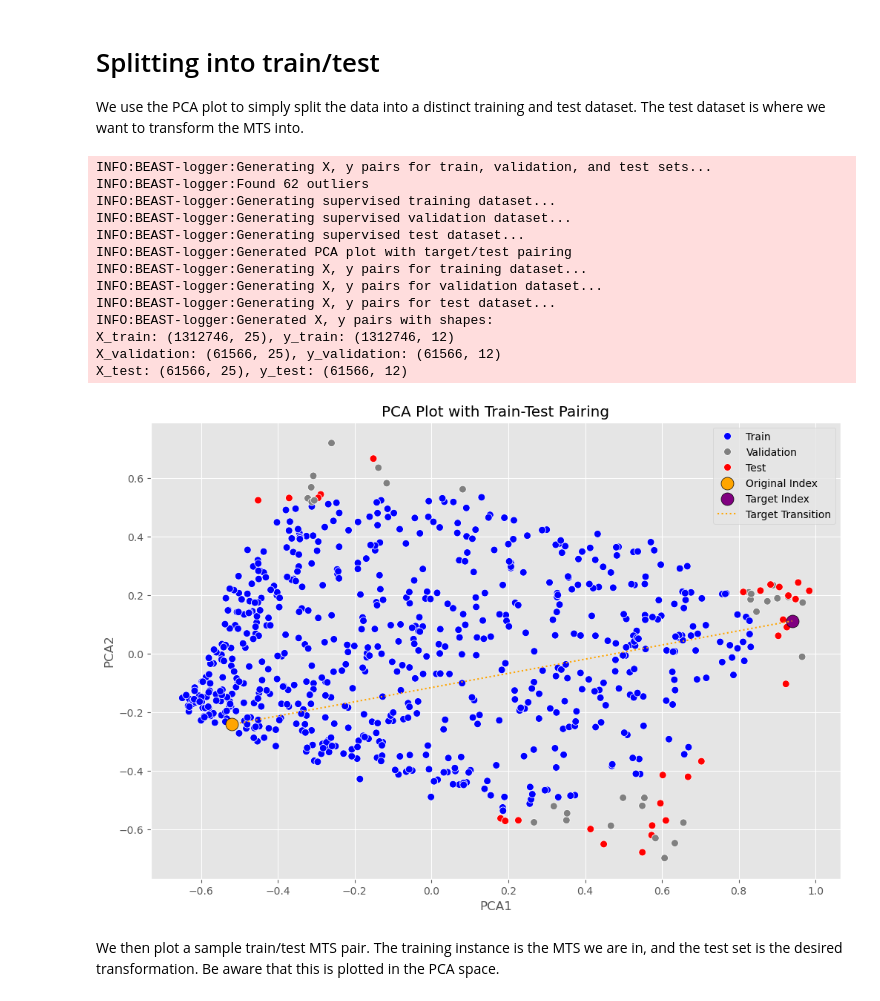
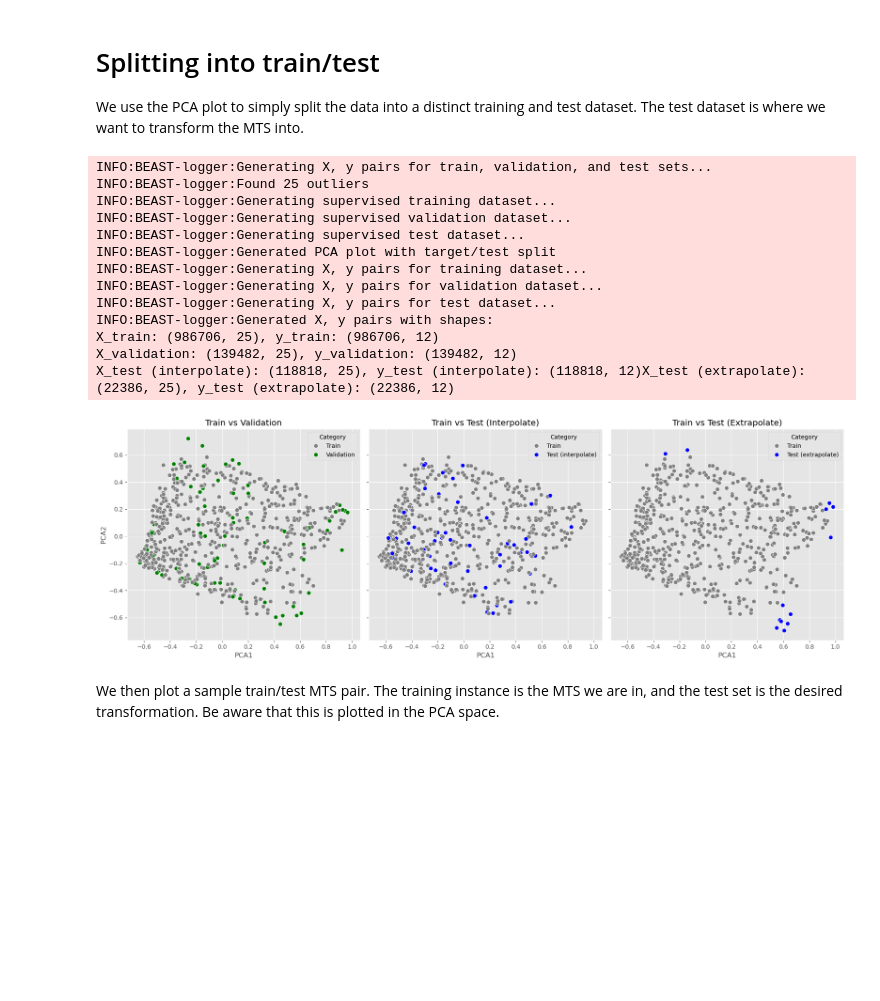
Before and after one commit to Mesterne/BEAST, a Jupyter notebook: notebooks/experiments/better_test_val_split.ipynb, the cells around one changed output. Cells and saved outputs as stored; diff of their text form; code cells hidden in the pictures; blank space fills up the shorter version.

Commit message:
New split, 2 test sets. 1 validation set

```diff
--- a/notebooks/experiments/better_test_val_split.ipynb
+++ b/notebooks/experiments/better_test_val_split.ipynb
@@ -183,39 +183,42 @@ We use the PCA plot to simply split the data into a distinct training and test d
 # %%
 from src.data_transformations.generation_of_supervised_pairs import create_train_val_test_split_outliers
 
 (
     X_train,
     y_train,
     X_validation,
     y_validation,
-    X_test,
-    y_test,
+    X_test_interpolate,
+    y_test_interpolate,
+    X_test_extrapolate,
+    y_test_extrapolate,
     train_supervised_dataset,
     validation_supervised_dataset,
-    test_supervised_dataset,
+    test_interpolate_supervised_dataset,
+    test_extrapolate_supervised_dataset,
 ) = create_train_val_test_split_outliers(
     pca_df=mts_pca_df,
     feature_df=feature_df,
     FEATURES_NAMES=FEATURES_NAMES,
     TARGET_NAMES=TARGET_NAMES,
     SEED=SEED,
     output_dir=''
 )
 # %% [output]
 INFO:BEAST-logger:Generating X, y pairs for train, validation, and test sets...
-INFO:BEAST-logger:Found 62 outliers
+INFO:BEAST-logger:Found 25 outliers
 INFO:BEAST-logger:Generating supervised training dataset...
 INFO:BEAST-logger:Generating supervised validation dataset...
 INFO:BEAST-logger:Generating supervised test dataset...
-INFO:BEAST-logger:Generated PCA plot with target/test pairing
+INFO:BEAST-logger:Generated PCA plot with target/test split
 INFO:BEAST-logger:Generating X, y pairs for training dataset...
 INFO:BEAST-logger:Generating X, y pairs for validation dataset...
 INFO:BEAST-logger:Generating X, y pairs for test dataset...
 INFO:BEAST-logger:Generated X, y pairs with shapes:
-X_train: (1312746, 25), y_train: (1312746, 12)
-X_validation: (61566, 25), y_validation: (61566, 12)
-X_test: (61566, 25), y_test: (61566, 12)
+X_train: (986706, 25), y_train: (986706, 12)
+X_validation: (139482, 25), y_validation: (139482, 12)
+X_test (interpolate): (118818, 25), y_test (interpolate): (118818, 12)X_test (extrapolate): (22386, 25), y_test (extrapolate): (22386, 12)
-[figure, old version]
+[figure, new version]
 # %% [markdown]
 We then plot a sample train/test MTS pair. The training instance is the MTS we are in, and the test set is the desired transformation. Be aware that this is plotted in the PCA space.
 # %% [markdown]
```
Also changed, not shown: parts of 4 cells of this notebook, 4 other files.
